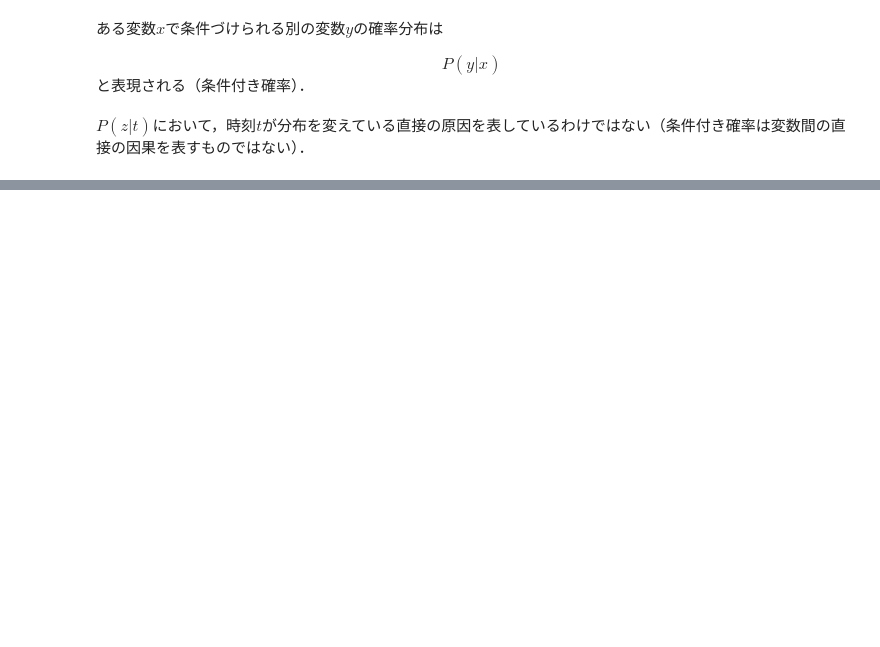
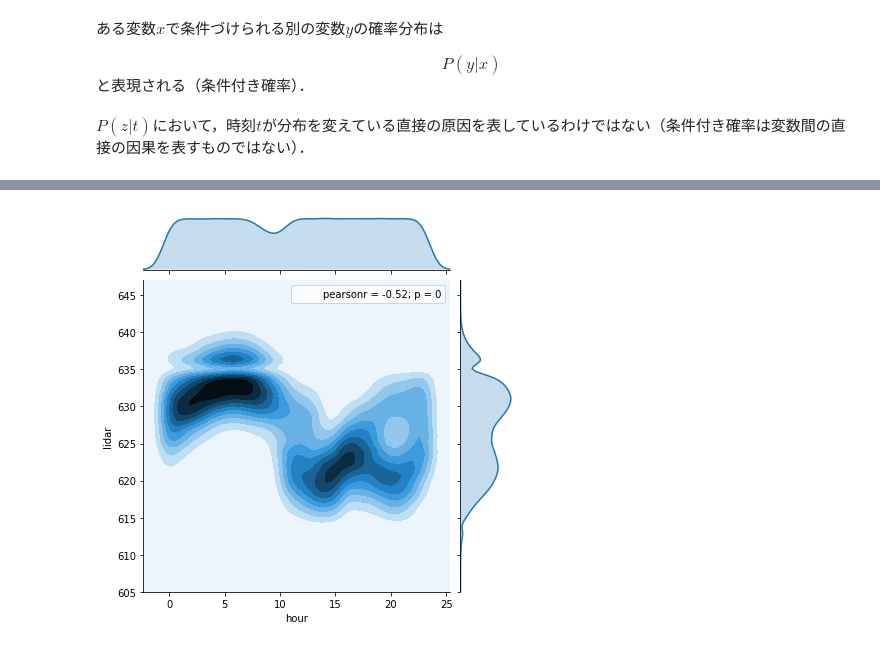
Before and after one commit to HidehikoMURAO/Probabilistic-Robotics, a Jupyter notebook: Chap02-4.ipynb, the cells around one changed output, grey strips where cells are left out. Drawn from its saved outputs; the diff is of its cells as text; code cells hidden in the pictures; blank space fills up the shorter version.

```diff
--- a/Chap02-4.ipynb
+++ b/Chap02-4.ipynb
@@ -52,0 +86,5 @@ $P(z|t)$において，時刻$t$が分布を変えている直接の原因を表
+# %%
+sns.jointplot(data["hour"], data["lidar"], data, kind = "kde")
+plt.show()
+# %% [output]
+[figure, added]
```
Also changed, not shown: parts of 17 cells of this notebook.
